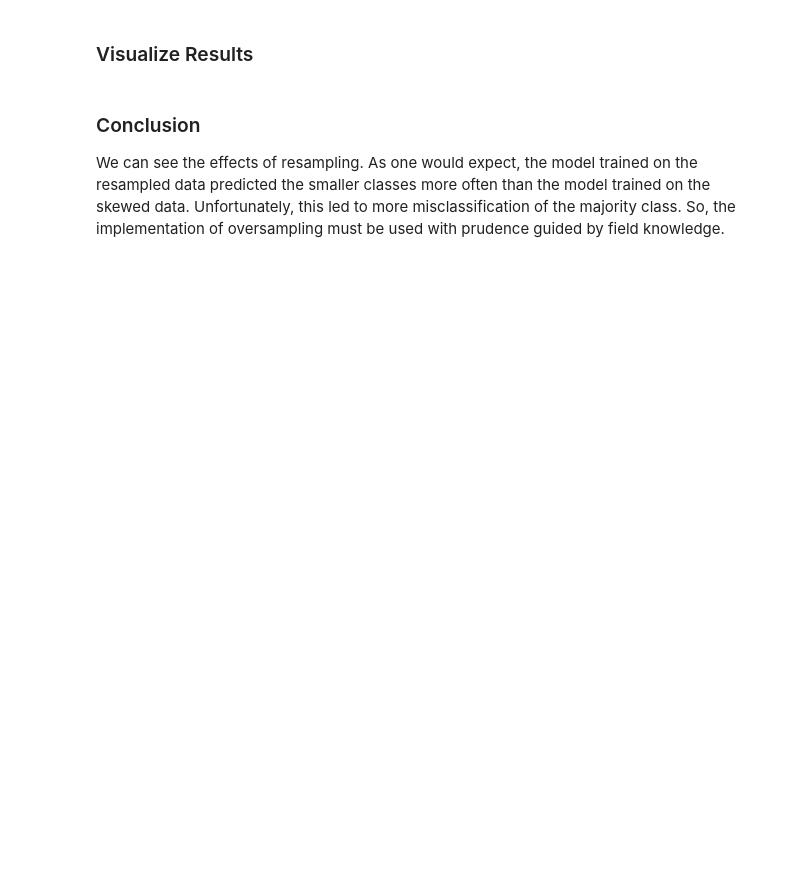
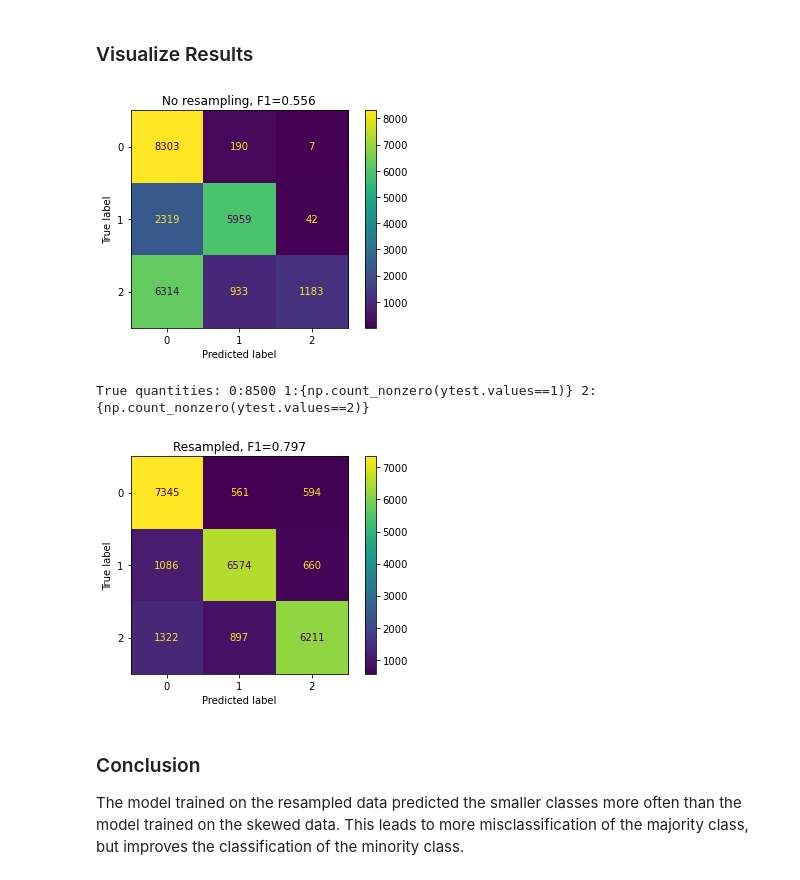
Before and after one commit to APMonitor/pds, a Jupyter notebook: Imbalanced_Solution.ipynb, the cells around one changed output. Cells and saved outputs as stored; diff of their text form; code cells hidden in the pictures; blank space fills up the shorter version.

```diff
--- a/Imbalanced_Solution.ipynb
+++ b/Imbalanced_Solution.ipynb
@@ -75,18 +91,20 @@ pass
 # %% [markdown]
 ### Visualize Results
 # %%
-# print(f1(ytest, model_imb.predict(Xtest),average=None))
-plot_confusion_matrix(model_imb,Xtest,ytest)
+ConfusionMatrixDisplay.from_estimator(model_imb,Xtest,ytest)
 plt.title(f'No resampling, F1={f1_score(ytest,model_imb.predict(Xtest),average="weighted"):.3g}')
 plt.show()
 print(f'True quantities: 0:{np.count_nonzero(ytest.values==0)} ' + \
       '1:{np.count_nonzero(ytest.values==1)} ' + \
       '2:{np.count_nonzero(ytest.values==2)}')
-# print(f1(ytest, pipeline.predict(Xtest),average=None))
-plot_confusion_matrix(pipeline,Xtest,ytest)
+ConfusionMatrixDisplay.from_estimator(pipeline,Xtest,ytest)
 plt.title(f'Resampled, F1={f1_score(ytest,pipeline.predict(Xtest),average="weighted"):.3g}')
 plt.show()
+# %% [output]
+[figure, added]
+True quantities: 0:8500 1:{np.count_nonzero(ytest.values==1)} 2:{np.count_nonzero(ytest.values==2)}
+[figure, added]
 # %% [markdown]
 ### Conclusion
 
-We can see the effects of resampling. As one would expect, the  model trained on the resampled data predicted the smaller classes more often than the model trained on the skewed data. Unfortunately, this led to more misclassification of the majority class. So, the implementation of oversampling must be used with prudence guided by field knowledge.
+The  model trained on the resampled data predicted the smaller classes more often than the model trained on the skewed data. This leads to more misclassification of the majority class, but improves the classification of the minority class.
```
Also changed, not shown: parts of 9 cells of this notebook, 1 other file.
